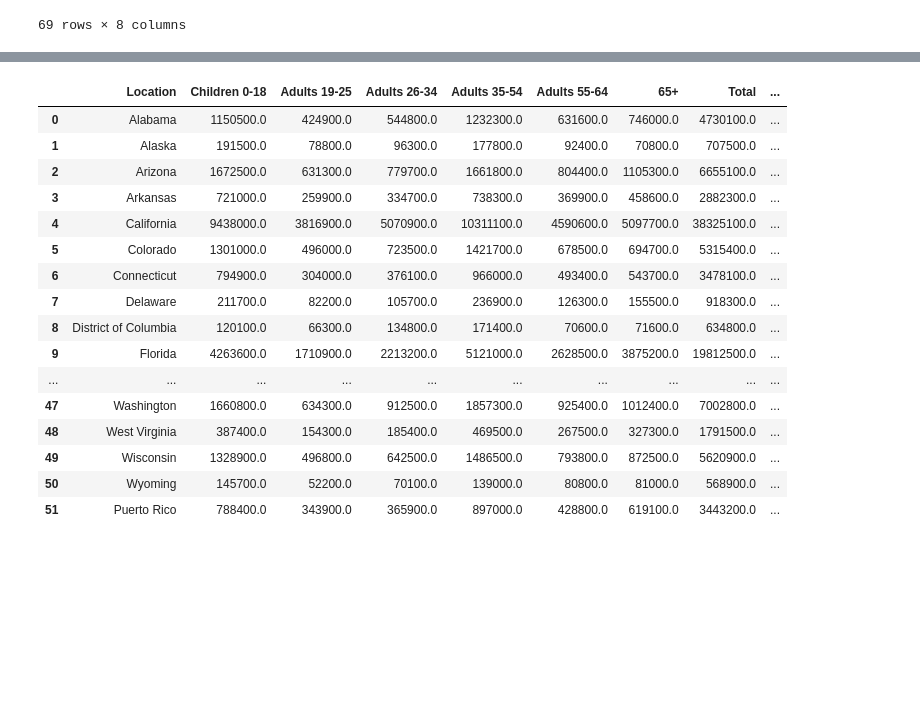
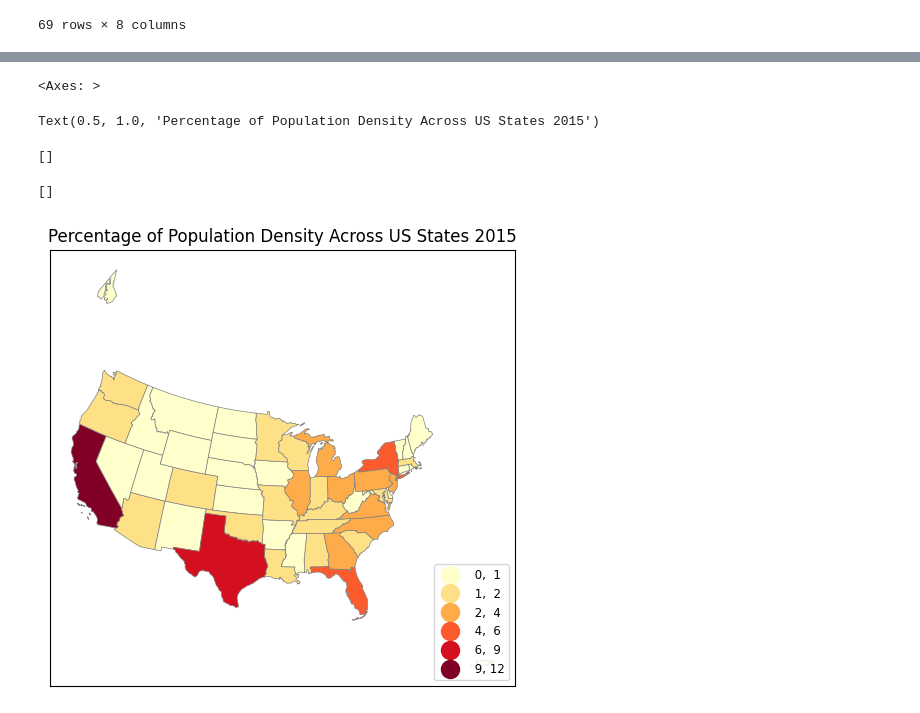
Before and after one commit to kpatwa153/gis, a Jupyter notebook: map.ipynb, the cells around one changed output, grey strips where cells are left out. Saved outputs shown, nothing was run; the diff lists cells and outputs as text; code cells hidden in the pictures; blank space fills up the shorter version.

```diff
--- a/map.ipynb
+++ b/map.ipynb
@@ -231,21 +200,18 @@ merged_data.describe()
 # %%
 merged_data['Obesity By Number'] = (merged_data['Total'] * merged_data['Obesity'])/100
-merged_data
-# %% [output]
-|  | Location | Children 0-18 | Adults 19-25 | Adults 26-34 | Adults 35-54 | Adults 55-64 | 65+ | Total | ... |
-| 0 | Alabama | 1150500.0 | 424900.0 | 544800.0 | 1232300.0 | 631600.0 | 746000.0 | 4730100.0 | ... |
-| 1 | Alaska | 191500.0 | 78800.0 | 96300.0 | 177800.0 | 92400.0 | 70800.0 | 707500.0 | ... |
-| 2 | Arizona | 1672500.0 | 631300.0 | 779700.0 | 1661800.0 | 804400.0 | 1105300.0 | 6655100.0 | ... |
-| 3 | Arkansas | 721000.0 | 259900.0 | 334700.0 | 738300.0 | 369900.0 | 458600.0 | 2882300.0 | ... |
-| 4 | California | 9438000.0 | 3816900.0 | 5070900.0 | 10311100.0 | 4590600.0 | 5097700.0 | 38325100.0 | ... |
-| 5 | Colorado | 1301000.0 | 496000.0 | 723500.0 | 1421700.0 | 678500.0 | 694700.0 | 5315400.0 | ... |
-| 6 | Connecticut | 794900.0 | 304000.0 | 376100.0 | 966000.0 | 493400.0 | 543700.0 | 3478100.0 | ... |
-| 7 | Delaware | 211700.0 | 82200.0 | 105700.0 | 236900.0 | 126300.0 | 155500.0 | 918300.0 | ... |
-| 8 | District of Columbia | 120100.0 | 66300.0 | 134800.0 | 171400.0 | 70600.0 | 71600.0 | 634800.0 | ... |
-| 9 | Florida | 4263600.0 | 1710900.0 | 2213200.0 | 5121000.0 | 2628500.0 | 3875200.0 | 19812500.0 | ... |
-| ... | ... | ... | ... | ... | ... | ... | ... | ... | ... |
-| 47 | Washington | 1660800.0 | 634300.0 | 912500.0 | 1857300.0 | 925400.0 | 1012400.0 | 7002800.0 | ... |
-| 48 | West Virginia | 387400.0 | 154300.0 | 185400.0 | 469500.0 | 267500.0 | 327300.0 | 1791500.0 | ... |
-| 49 | Wisconsin | 1328900.0 | 496800.0 | 642500.0 | 1486500.0 | 793800.0 | 872500.0 | 5620900.0 | ... |
-| 50 | Wyoming | 145700.0 | 52200.0 | 70100.0 | 139000.0 | 80800.0 | 81000.0 | 568900.0 | ... |
-| 51 | Puerto Rico | 788400.0 | 343900.0 | 365900.0 | 897000.0 | 428800.0 | 619100.0 | 3443200.0 | ... |
+# %%
+gdf = gpd.GeoDataFrame(merged_data, geometry='geometry')
+fig, ax = plt.subplots(1, figsize=(6, 10))
+gdf.plot(ax=ax, column='percentage_us_population_per_state', legend=True, cmap='YlOrRd', scheme='Natural_Breaks', k=6,
+         edgecolor='grey', linewidth=0.5, legend_kwds={"fmt": "{:,.0f}",
+                                                      'loc': 'lower right', 'title_fontsize': 'medium', 'fontsize': 'small', 'markerscale': 1.4})
+ax.set_title("Percentage of Population Density Across US States 2015")
+ax.set_xticks([])  # Remove x-axis ticks
+ax.set_yticks([])  # Remove y-axis ticks
+plt.show()  # Display the plot
+# %% [output]
+<Axes: >
+Text(0.5, 1.0, 'Percentage of Population Density Across US States 2015')
+[]
+[]
+[figure, added]
```
Also changed, not shown: parts of 8 cells of this notebook.
